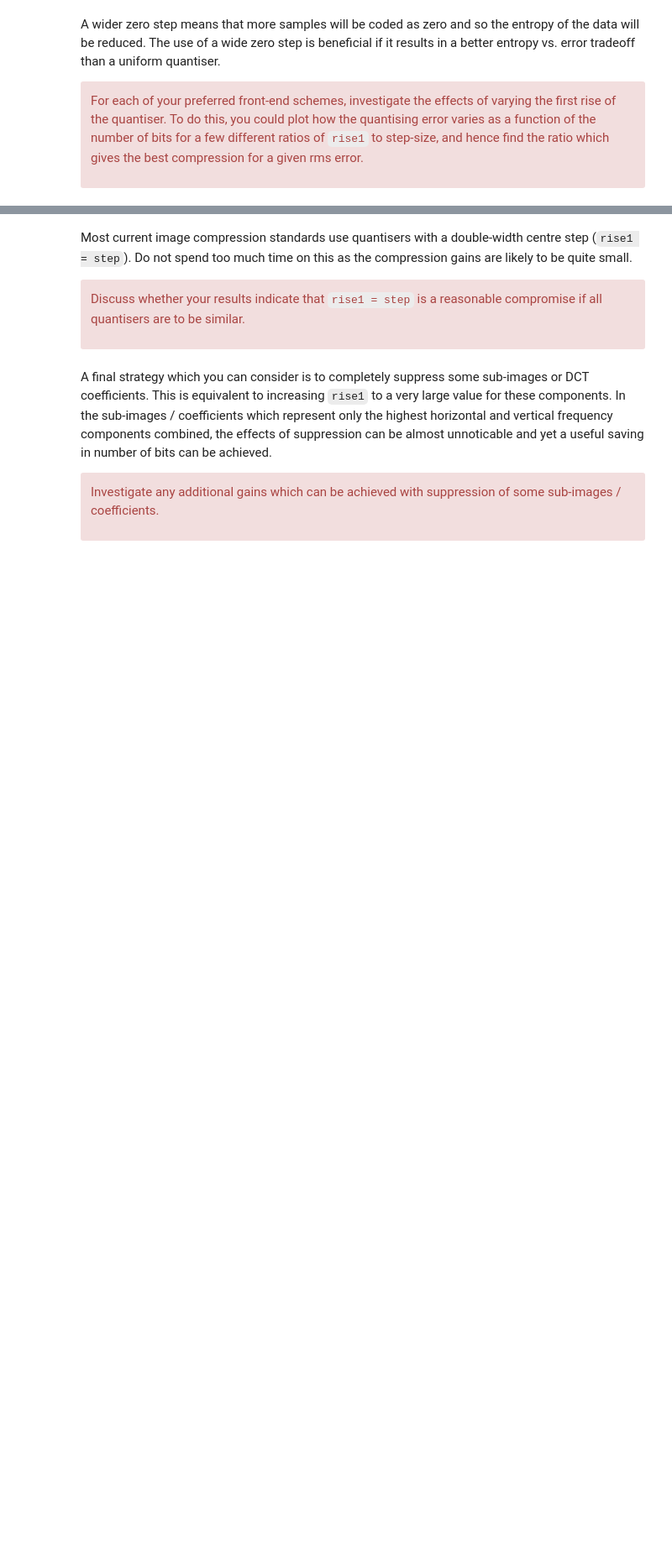
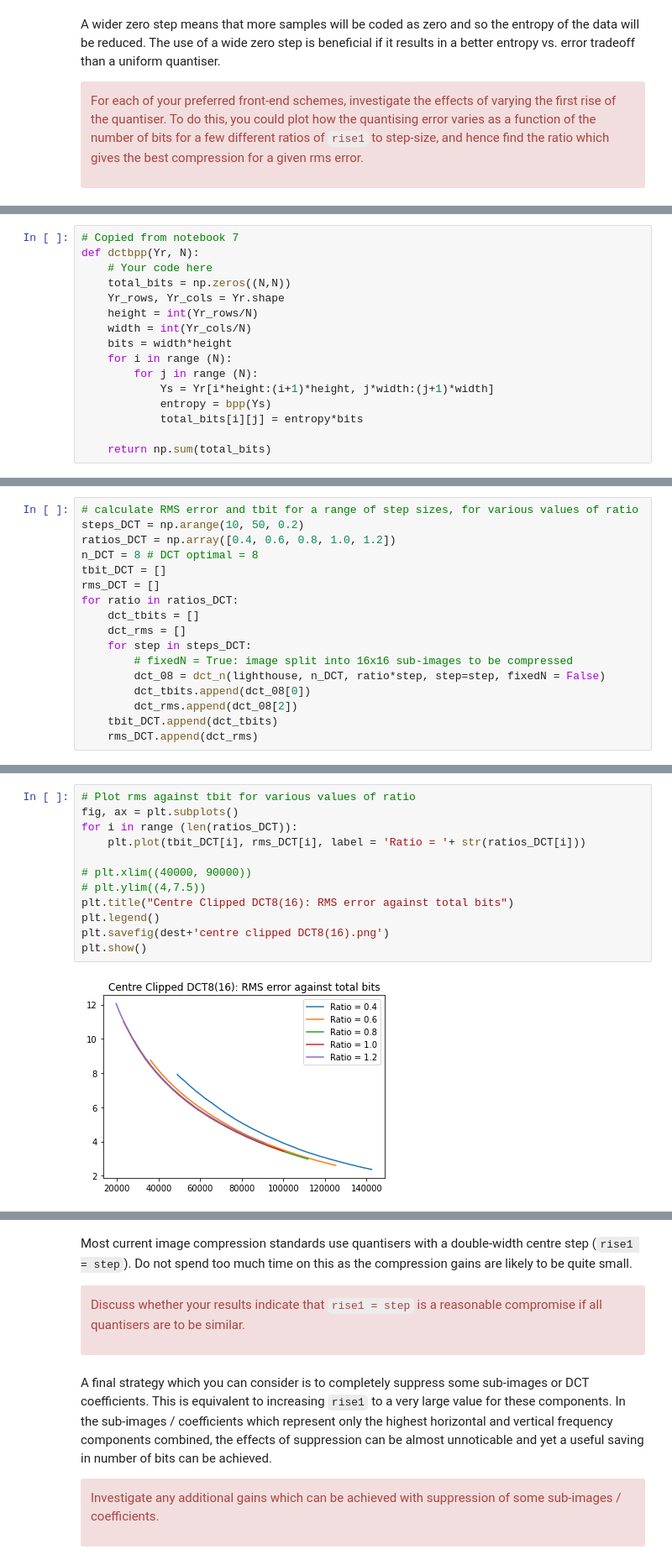
Before and after one commit to rainelow48/SF2-Image-Processing, a Jupyter notebook: 10-11-selection-centre-clipped.ipynb, the cells around one changed output, grey strips where cells are left out. Shown at 84% size. Saved outputs shown, nothing was run; the diff lists cells and outputs as text; blank space fills up the shorter version.

Commit message:
worked on notebook 10/11

```diff
--- a/10-11-selection-centre-clipped.ipynb
+++ b/10-11-selection-centre-clipped.ipynb
@@ -86,0 +108,16 @@ best compression for a given rms error. </div>
+# %%
+# Copied from notebook 7
+def dctbpp(Yr, N):
+    # Your code here
+    total_bits = np.zeros((N,N))
+    Yr_rows, Yr_cols = Yr.shape
+    height = int(Yr_rows/N)
+    width = int(Yr_cols/N)
+    bits = width*height
+    for i in range (N):
+        for j in range (N):
+            Ys = Yr[i*height:(i+1)*height, j*width:(j+1)*width]
+            entropy = bpp(Ys)
+            total_bits[i][j] = entropy*bits
+
+    return np.sum(total_bits)
@@ -86,0 +147,17 @@ best compression for a given rms error. </div>
+# %%
+# calculate RMS error and tbit for a range of step sizes, for various values of ratio
+steps_DCT = np.arange(10, 50, 0.2)
+ratios_DCT = np.array([0.4, 0.6, 0.8, 1.0, 1.2])
+n_DCT = 8 # DCT optimal = 8
+tbit_DCT = []
+rms_DCT = []
+for ratio in ratios_DCT:
+    dct_tbits = []
+    dct_rms = []
+    for step in steps_DCT:
+        # fixedN = True: image split into 16x16 sub-images to be compressed
+        dct_08 = dct_n(lighthouse, n_DCT, ratio*step, step=step, fixedN = False)
+        dct_tbits.append(dct_08[0])
+        dct_rms.append(dct_08[2])
+    tbit_DCT.append(dct_tbits)
+    rms_DCT.append(dct_rms)
@@ -86,0 +210,14 @@ best compression for a given rms error. </div>
+# %%
+# Plot rms against tbit for various values of ratio
+fig, ax = plt.subplots()
+for i in range (len(ratios_DCT)):
+    plt.plot(tbit_DCT[i], rms_DCT[i], label = 'Ratio = '+ str(ratios_DCT[i]))
+
+# plt.xlim((40000, 90000))
+# plt.ylim((4,7.5))
+plt.title("Centre Clipped DCT8(16): RMS error against total bits")
+plt.legend()
+plt.savefig(dest+'centre clipped DCT8(16).png')
+plt.show()
+# %% [output]
+[figure, added]
```
Also changed, not shown: parts of 46 cells of this notebook, 2 other files.
